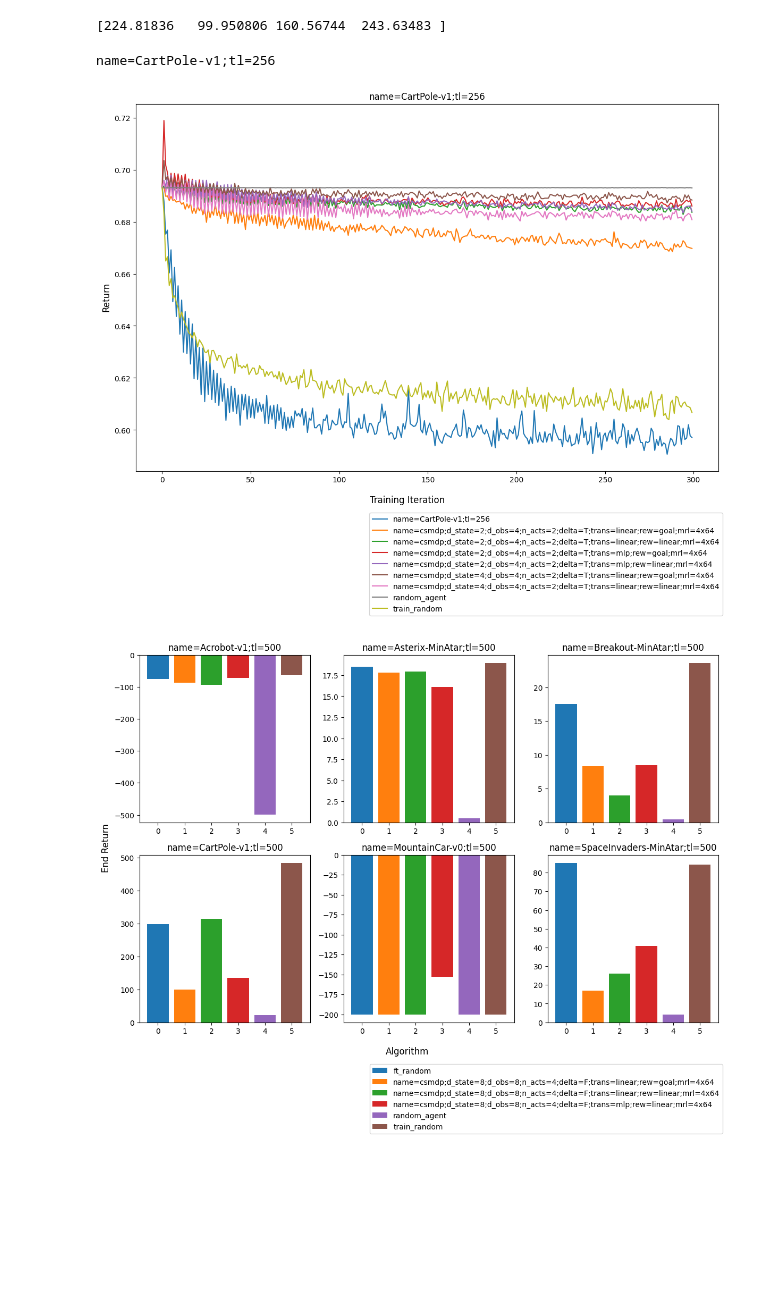
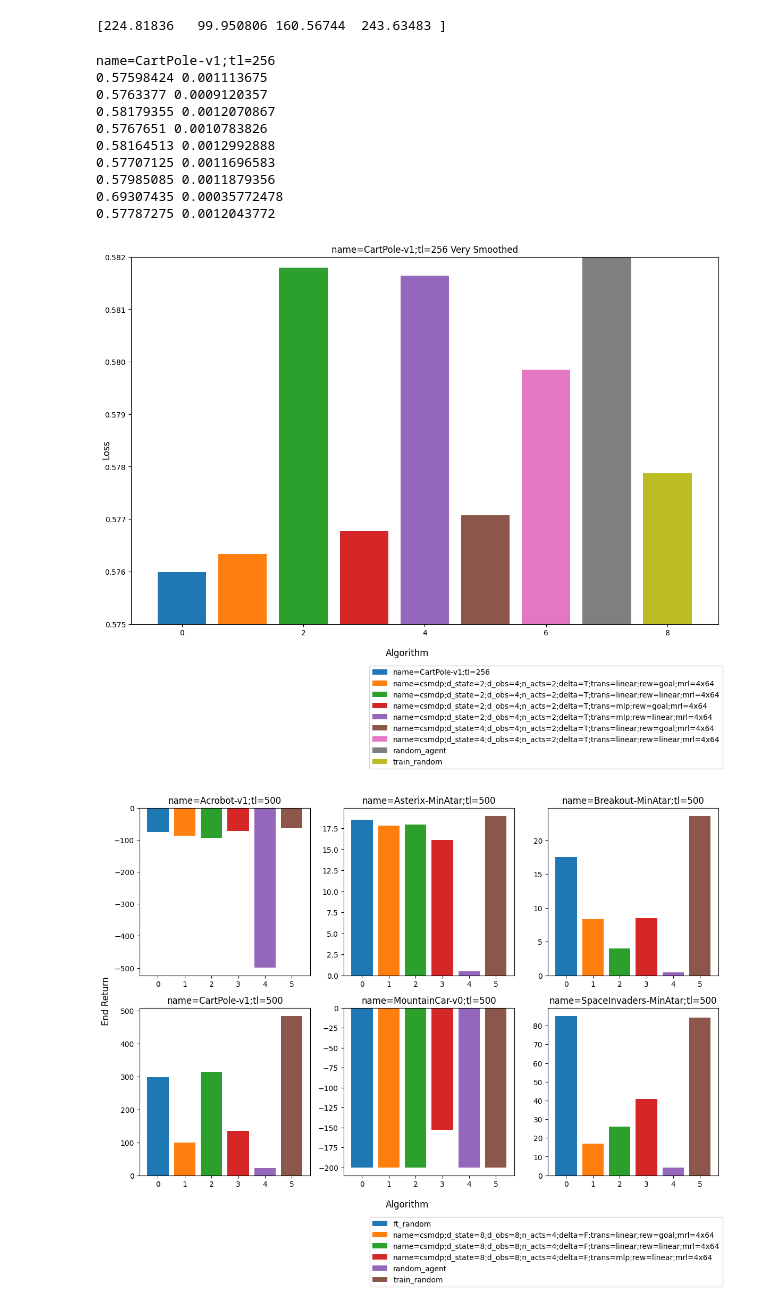
Before and after one commit to akarshkumar0101/synthetic-mdps, a Jupyter notebook: src/temp.ipynb, the cells around one changed output. Cells and saved outputs as stored; diff of their text form; code cells hidden in the pictures; blank space fills up the shorter version.

```diff
--- a/src/temp.ipynb
+++ b/src/temp.ipynb
@@ -140,35 +196,56 @@ with open('../data/exp_01_17/expert/name=CartPole-v1;tl=256/rets.pkl', 'rb') as
 # %%
 def viz_dir(dir_exp, bar_chart=True):
     plt.figure(figsize=(12, 8))
     i_plt = 0
     for test_dir in sorted(os.listdir(f'{dir_exp}/test/')):
         print(test_dir)
         i_plt += 1
         # plt.subplot(2, 3, i_plt)
         for i, train_dir in enumerate(sorted(os.listdir(f'{dir_exp}/test/{test_dir}/'))):
             # with open(f'{dir_exp}/test/{test_dir}/{train_dir}/rets_student.pkl', 'rb') as f:
             #     rets = pickle.load(f)
             with open(f'{dir_exp}/test/{test_dir}/{train_dir}/losses.pkl', 'rb') as f:
-                rets = pickle.load(f)[:, :, 0].T
+                rets = pickle.load(f)
+                rets = rets[:, :, 0].T # s, n
 
-                rets = np.asarray(rets)
-                rets = jnp.mean(rets, axis=0)
+                kernel = np.ones((20,))/20
+                conv_fn = partial(jnp.convolve, mode='valid')
+                rets = jax.vmap(conv_fn, in_axes=(0, None))(rets, kernel)
+                rets = rets.mean(axis=-1)
+                rets = rets.mean(axis=0)
+
+                # rets = jnp.convolve(rets, jnp.ones((20,))/20, mode='valid', axis=-1)
+
+                # rets = jnp.mean(rets, axis=0) # shape: (T, )
+                # now let's convolve it to smooth it out
+                # rets = jnp.convolve(rets, jnp.ones((20,))/20, mode='valid', axis=-1)
+
                 if bar_chart:
                     plt.bar(i, rets.mean(), label=train_dir)
                 else:
                     plt.plot(rets[:], label=train_dir)
-        plt.title(test_dir)
+        plt.title(test_dir + " Very Smoothed")
     plt.gcf().supxlabel('Algorithm' if bar_chart else 'Training Iteration')
-    plt.gcf().supylabel('End Return' if bar_chart else 'Return')
+    # plt.gcf().supylabel('End Return' if bar_chart else 'Return')
+    plt.gcf().supylabel('Loss' if bar_chart else 'Loss')
     plt.tight_layout()
     handles, labels = plt.gca().get_legend_handles_labels()
     plt.figlegend(handles, labels, bbox_to_anchor=(1, 0))
+    plt.ylim(0.575, 0.582)
 
-
-viz_dir('../data/exp_01_17/', bar_chart=False)
+viz_dir('../data/exp_01_17/', bar_chart=True)
 # %% [output]
 name=CartPole-v1;tl=256
+0.57598424 0.001113675
+0.5763377 0.0009120357
+0.58179355 0.0012070867
+0.5767651 0.0010783826
+0.58164513 0.0012992888
+0.57707125 0.0011696583
+0.57985085 0.0011879356
+0.69307435 0.00035772478
+0.57787275 0.0012043772
-[figure, old version]
+[figure, new version]
 # %%
 def viz_dir(dir_exp, bar_chart=True):
     # for d in glob.glob(f'{dir_exp}/train/*'):
```
Also changed, not shown: parts of 3 cells of this notebook, 3 other files.
